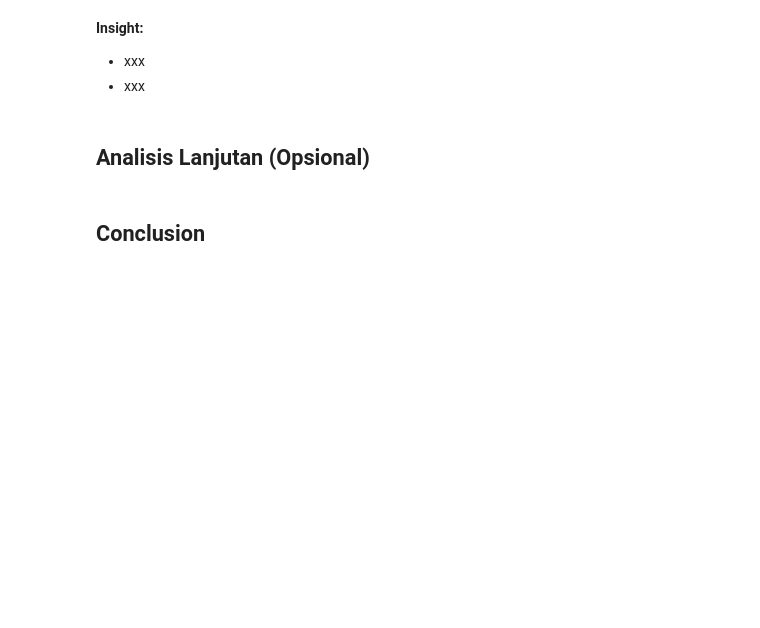
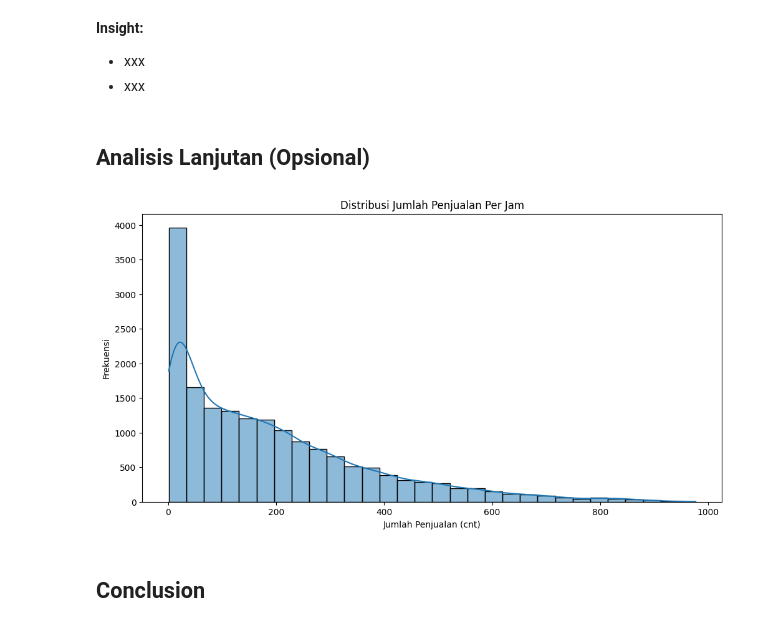
Before and after one commit to ZidanAlfarizaPutraPratama/submission, a Jupyter notebook: notebook.ipynb, the cells around one changed output. Drawn from its saved outputs; the diff is of its cells as text; code cells hidden in the pictures; blank space fills up the shorter version.

```diff
--- a/notebook.ipynb
+++ b/notebook.ipynb
@@ -88,6 +200,16 @@ Data Harian:
 - xxx
 # %% [markdown]
 ## Analisis Lanjutan (Opsional)
+# %%
+# Visualisasi distribusi kolom numerik di hour_df
+plt.figure(figsize=(12, 6))
+sns.histplot(hour_df['cnt'], bins=30, kde=True)
+plt.title('Distribusi Jumlah Penjualan Per Jam')
+plt.xlabel('Jumlah Penjualan (cnt)')
+plt.ylabel('Frekuensi')
+plt.show()
+# %% [output]
+[figure, added]
 # %% [markdown]
 ## Conclusion
 # %% [markdown]
```
Also changed, not shown: parts of 6 cells of this notebook, 3 other files.
